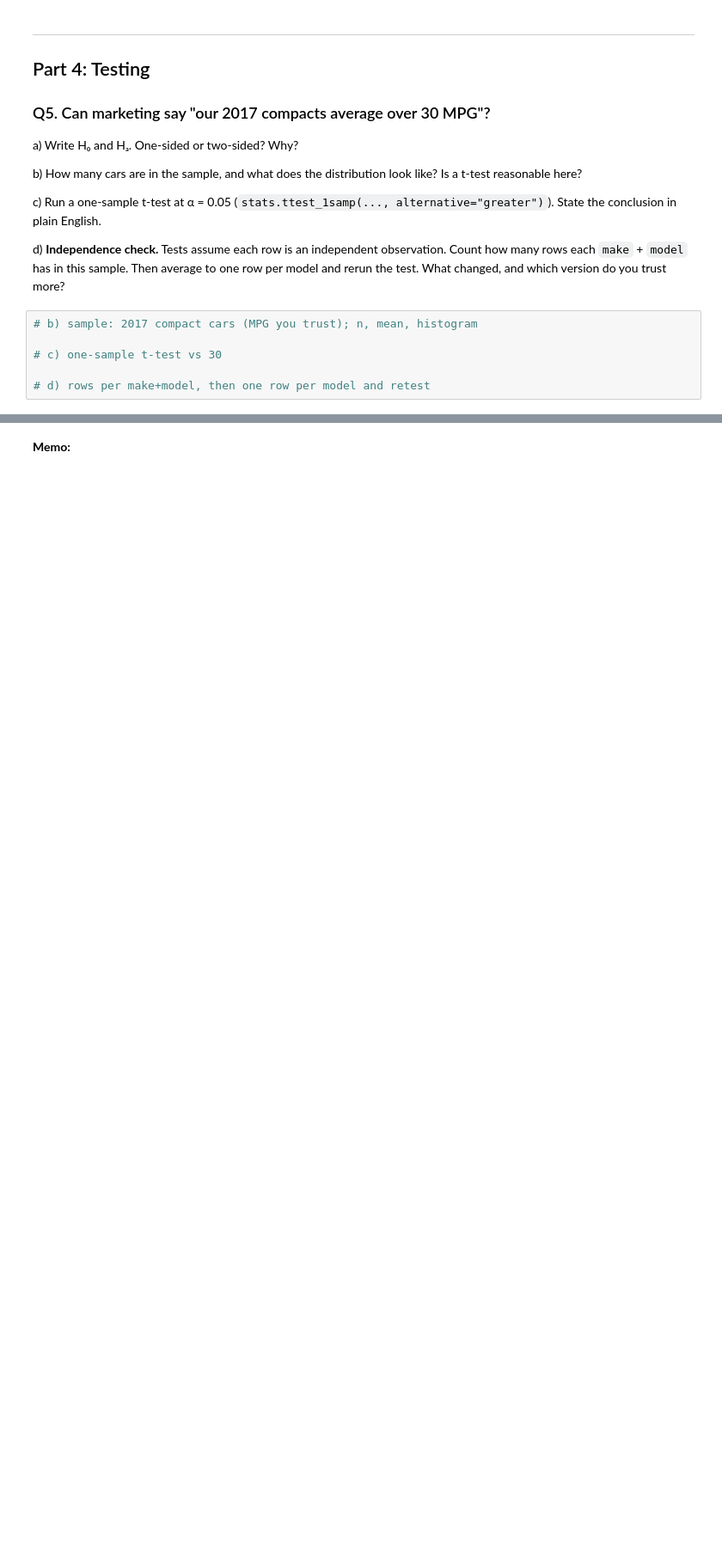
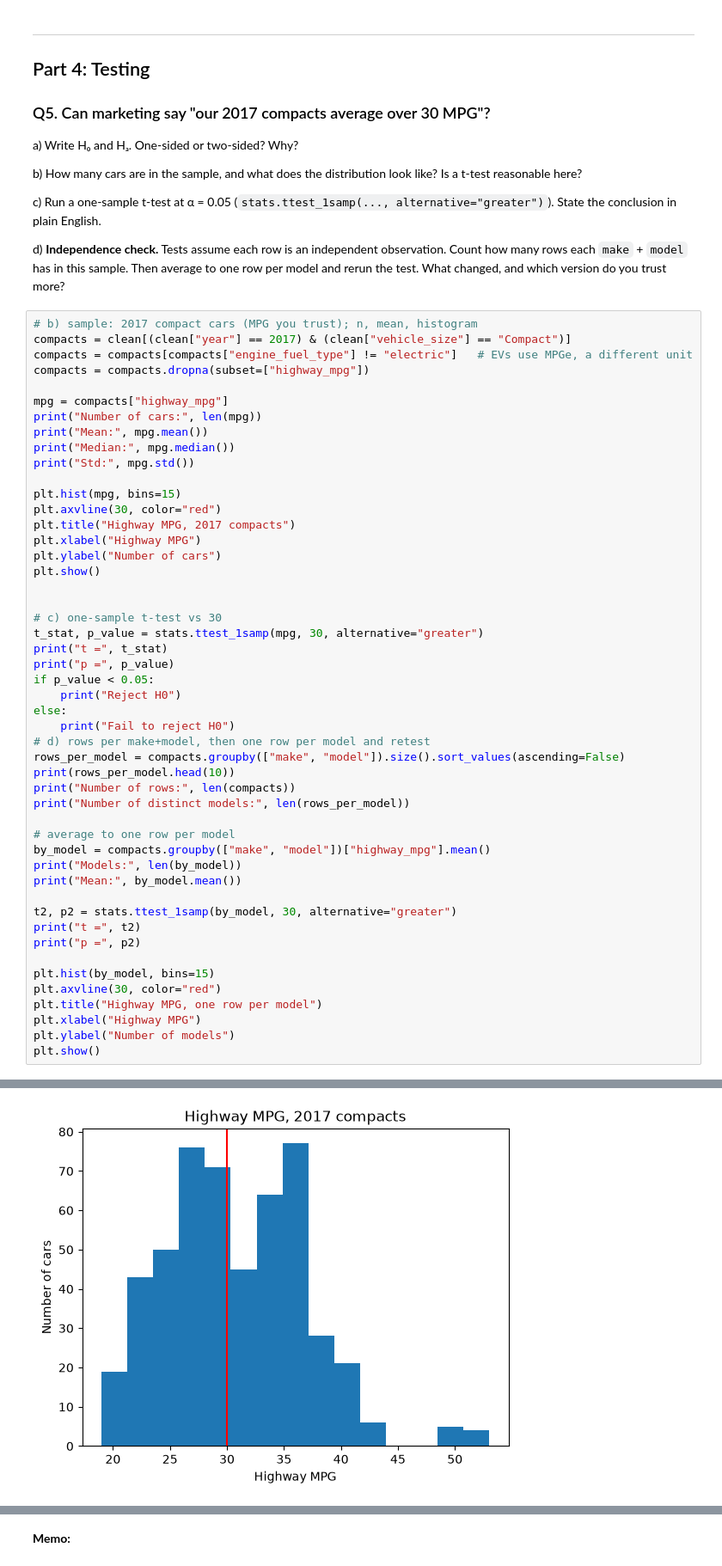
Before and after one commit to CUNYTechPrep/ds-fall-2026, a Jupyter notebook: Week-05-Business-Stats-Analytics/exercise/Carina_Locke_Week_05.ipynb, the cells around one changed output, grey strips where cells are left out. Shown at 86% size. Saved outputs shown, nothing was run; the diff lists cells and outputs as text; blank space fills up the shorter version.

```diff
--- a/Week-05-Business-Stats-Analytics/exercise/Carina_Locke_Week_05.ipynb
+++ b/Week-05-Business-Stats-Analytics/exercise/Carina_Locke_Week_05.ipynb
@@ -260,7 +334,51 @@ c) Run a one-sample t-test at α = 0.05 (`stats.ttest_1samp(..., alternative="gr
 d) **Independence check.** Tests assume each row is an independent observation. Count how many rows each `make` + `model` has in this sample. Then average to one row per model and rerun the test. What changed, and which version do you trust more?
 # %%
 # b) sample: 2017 compact cars (MPG you trust); n, mean, histogram
+compacts = clean[(clean["year"] == 2017) & (clean["vehicle_size"] == "Compact")]
+compacts = compacts[compacts["engine_fuel_type"] != "electric"]   # EVs use MPGe, a different unit
+compacts = compacts.dropna(subset=["highway_mpg"])
+
+mpg = compacts["highway_mpg"]
+print("Number of cars:", len(mpg))
+print("Mean:", mpg.mean())
+print("Median:", mpg.median())
+print("Std:", mpg.std())
+
+plt.hist(mpg, bins=15)
+plt.axvline(30, color="red")
+plt.title("Highway MPG, 2017 compacts")
+plt.xlabel("Highway MPG")
+plt.ylabel("Number of cars")
+plt.show()
+
 
 # c) one-sample t-test vs 30
+t_stat, p_value = stats.ttest_1samp(mpg, 30, alternative="greater")
+print("t =", t_stat)
+print("p =", p_value)
+if p_value < 0.05:
+    print("Reject H0")
+else:
+    print("Fail to reject H0")
+# d) rows per make+model, then one row per model and retest
+rows_per_model = compacts.groupby(["make", "model"]).size().sort_values(ascending=False)
+print(rows_per_model.head(10))
+print("Number of rows:", len(compacts))
+print("Number of distinct models:", len(rows_per_model))
 
-# d) rows per make+model, then one row per model and retest
+# average to one row per model
+by_model = compacts.groupby(["make", "model"])["highway_mpg"].mean()
+print("Models:", len(by_model))
+print("Mean:", by_model.mean())
+
+t2, p2 = stats.ttest_1samp(by_model, 30, alternative="greater")
+print("t =", t2)
+print("p =", p2)
+
+plt.hist(by_model, bins=15)
+plt.axvline(30, color="red")
+plt.title("Highway MPG, one row per model")
+plt.xlabel("Highway MPG")
+plt.ylabel("Number of models")
+plt.show()
+# %% [output]
@@ -266,0 +389 @@ d) **Independence check.** Tests assume each row is an independent observation.
+[figure, added]
```
Also changed, not shown: parts of 11 cells of this notebook.
